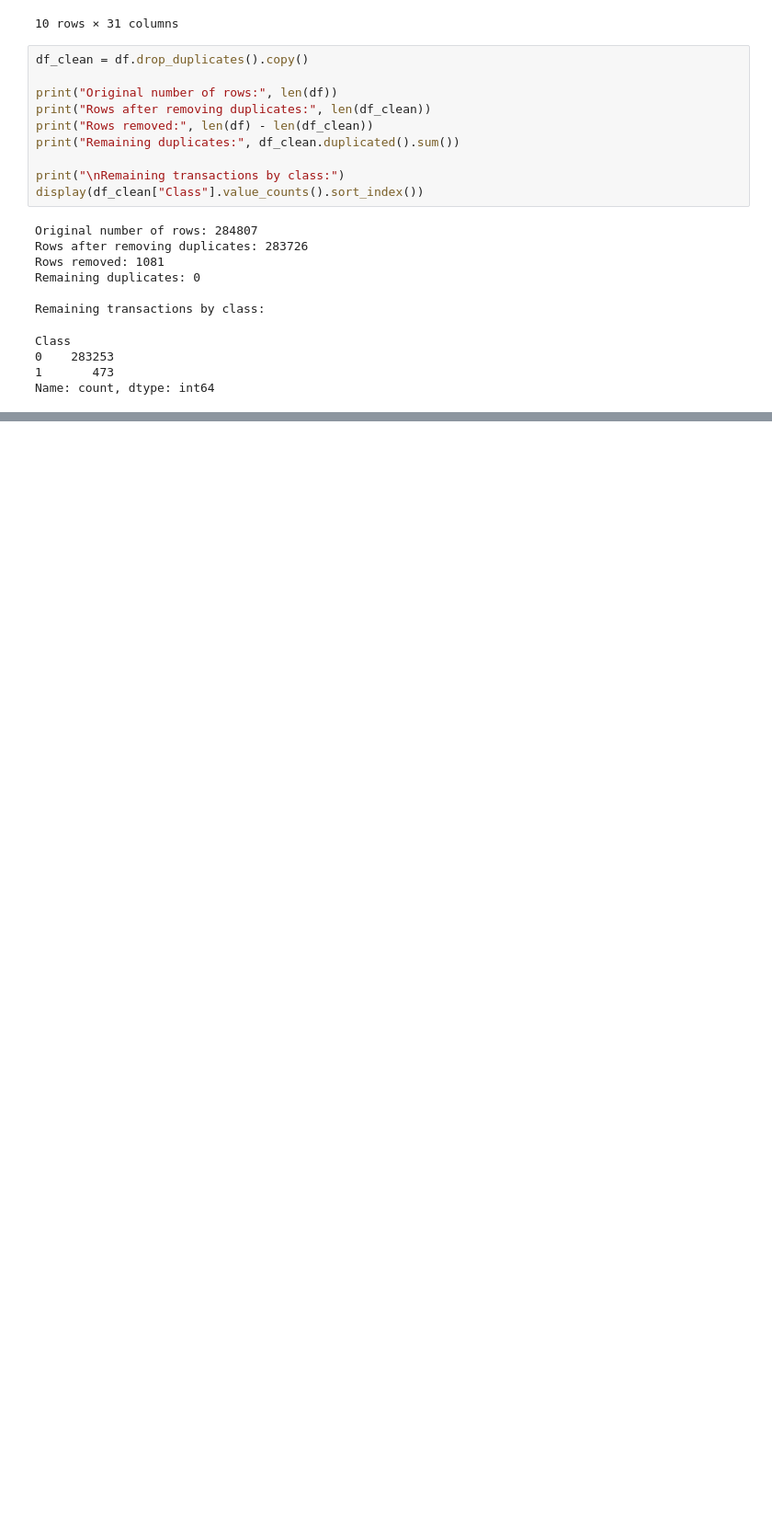
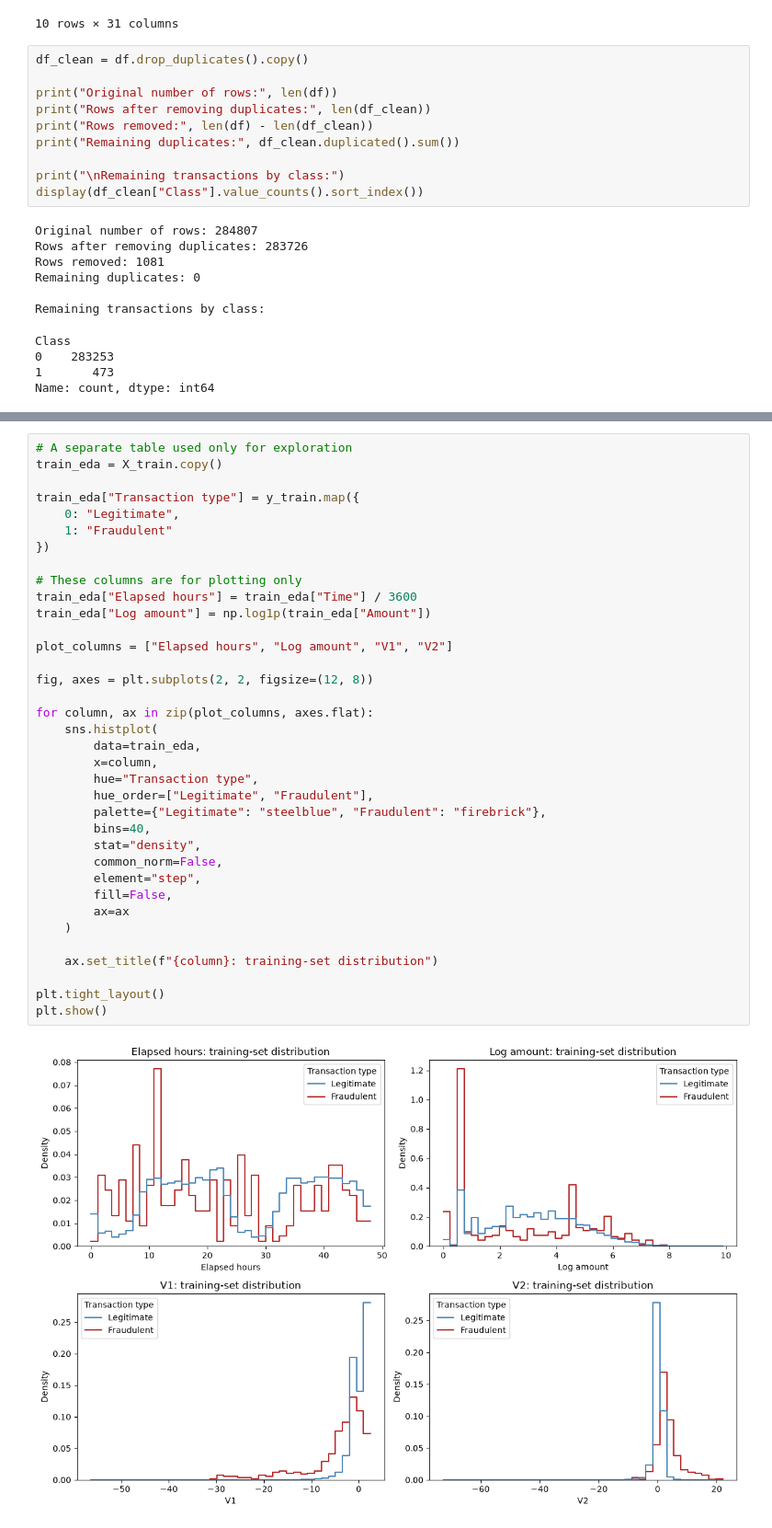
Before and after one commit to mahmoudalashkar/credit-card-fraud-detection, a Jupyter notebook: FraudShield.ipynb, the cells around one changed output, grey strips where cells are left out. Shown at 92% size. Saved outputs shown, nothing was run; the diff lists cells and outputs as text; blank space fills up the shorter version.

```diff
--- a/FraudShield.ipynb
+++ b/FraudShield.ipynb
@@ -171,0 +344,38 @@ Negative times: 0
+# %%
+# A separate table used only for exploration
+train_eda = X_train.copy()
+
+train_eda["Transaction type"] = y_train.map({
+    0: "Legitimate",
+    1: "Fraudulent"
+})
+
+# These columns are for plotting only
+train_eda["Elapsed hours"] = train_eda["Time"] / 3600
+train_eda["Log amount"] = np.log1p(train_eda["Amount"])
+
+plot_columns = ["Elapsed hours", "Log amount", "V1", "V2"]
+
+fig, axes = plt.subplots(2, 2, figsize=(12, 8))
+
+for column, ax in zip(plot_columns, axes.flat):
+    sns.histplot(
+        data=train_eda,
+        x=column,
+        hue="Transaction type",
+        hue_order=["Legitimate", "Fraudulent"],
+        palette={"Legitimate": "steelblue", "Fraudulent": "firebrick"},
+        bins=40,
+        stat="density",
+        common_norm=False,
+        element="step",
+        fill=False,
+        ax=ax
+    )
+
+    ax.set_title(f"{column}: training-set distribution")
+
+plt.tight_layout()
+plt.show()
+# %% [output]
+[figure, added]
```
Also changed, not shown: parts of 11 cells of this notebook.
